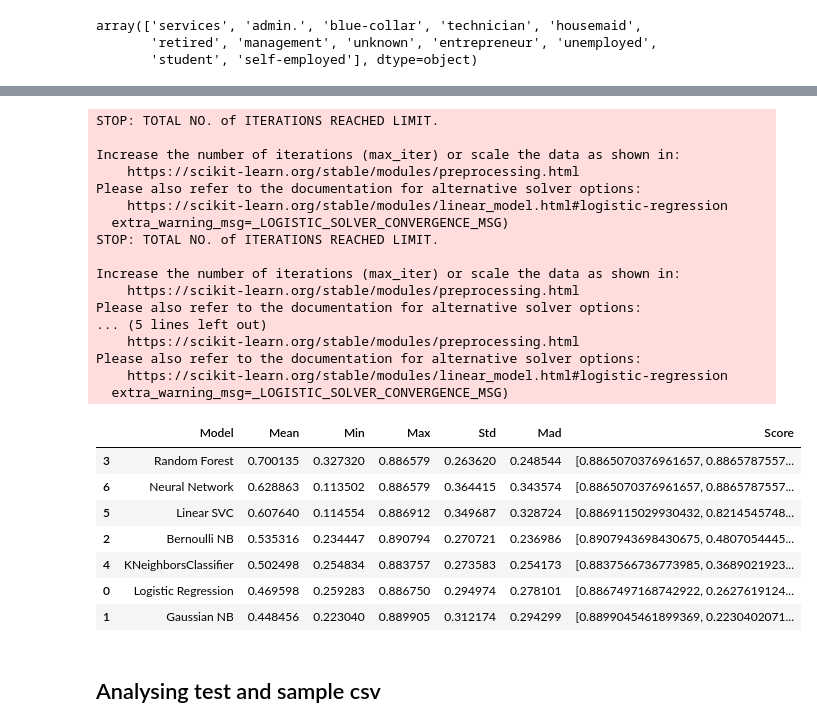
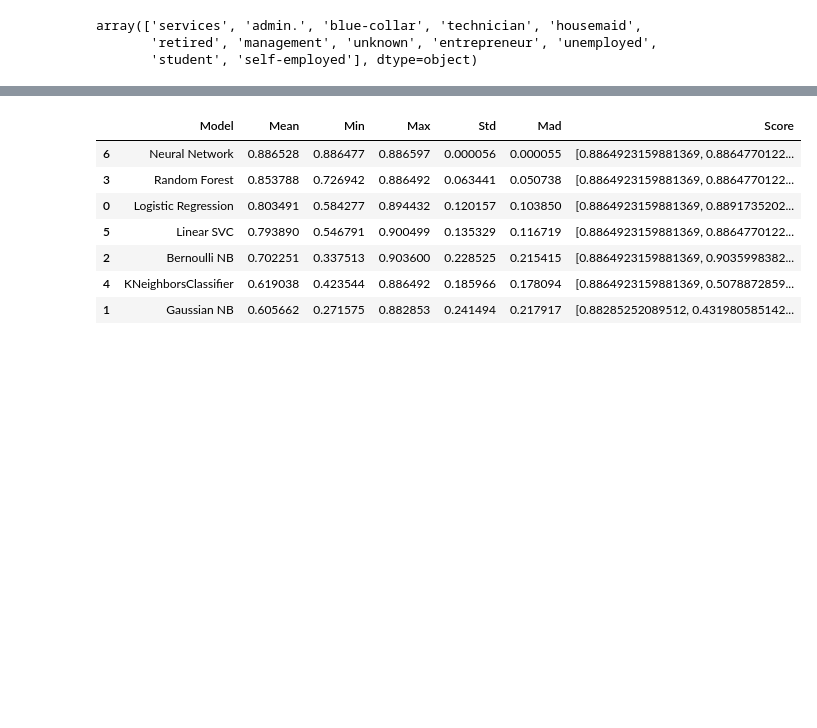
Before and after one commit to yfundorac/final-project, a Jupyter notebook: main.ipynb, the cells around one changed output, grey strips where cells are left out. Saved outputs shown, nothing was run; the diff lists cells and outputs as text; code cells hidden in the pictures; blank space fills up the shorter version.

```diff
--- a/main.ipynb
+++ b/main.ipynb
@@ -248,2 +249,0 @@ unknow_columns
-# %%
-features.drop(columns = unknow_columns, inplace = True)
@@ -303,7 +278,7 @@ from sklearn.svm import LinearSVC
 from sklearn.neural_network import MLPClassifier
 
 
-classifiers = {'Logistic Regression': LogisticRegression(random_state=0, solver='lbfgs', multi_class='ovr'),
+classifiers = {'Logistic Regression': LogisticRegression(solver = 'lbfgs'),
               'Gaussian NB': GaussianNB(),
               'Bernoulli NB': BernoulliNB(),
               'Random Forest': RandomForestClassifier(n_estimators=100, max_depth=2, random_state=0),
@@ -321,32 +296,13 @@ def compare_models(x, y, model_dict, folds=3):
     df = df.sort_values('Mean', ascending = False)
     return df
 # %%
-compare_models(features, target, classifiers, folds=3)
+compare_models(features, target, classifiers, folds=5)
 # %% [output]
-STOP: TOTAL NO. of ITERATIONS REACHED LIMIT.
-
-Increase the number of iterations (max_iter) or scale the data as shown in:
-    https://scikit-learn.org/stable/modules/preprocessing.html
-Please also refer to the documentation for alternative solver options:
-    https://scikit-learn.org/stable/modules/linear_model.html#logistic-regression
-  extra_warning_msg=_LOGISTIC_SOLVER_CONVERGENCE_MSG)
-STOP: TOTAL NO. of ITERATIONS REACHED LIMIT.
-
-Increase the number of iterations (max_iter) or scale the data as shown in:
-    https://scikit-learn.org/stable/modules/preprocessing.html
-Please also refer to the documentation for alternative solver options:
-... (5 lines left out)
-    https://scikit-learn.org/stable/modules/preprocessing.html
-Please also refer to the documentation for alternative solver options:
-    https://scikit-learn.org/stable/modules/linear_model.html#logistic-regression
-  extra_warning_msg=_LOGISTIC_SOLVER_CONVERGENCE_MSG)
 |  | Model | Mean | Min | Max | Std | Mad | Score |
-| 3 | Random Forest | 0.700135 | 0.327320 | 0.886579 | 0.263620 | 0.248544 | [0.8865070376961657, 0.8865787557... |
-| 6 | Neural Network | 0.628863 | 0.113502 | 0.886579 | 0.364415 | 0.343574 | [0.8865070376961657, 0.8865787557... |
-| 5 | Linear SVC | 0.607640 | 0.114554 | 0.886912 | 0.349687 | 0.328724 | [0.8869115029930432, 0.8214545748... |
-| 2 | Bernoulli NB | 0.535316 | 0.234447 | 0.890794 | 0.270721 | 0.236986 | [0.8907943698430675, 0.4807054445... |
-| 4 | KNeighborsClassifier | 0.502498 | 0.254834 | 0.883757 | 0.273583 | 0.254173 | [0.8837566736773985, 0.3689021923... |
-| 0 | Logistic Regression | 0.469598 | 0.259283 | 0.886750 | 0.294974 | 0.278101 | [0.8867497168742922, 0.2627619124... |
-| 1 | Gaussian NB | 0.448456 | 0.223040 | 0.889905 | 0.312174 | 0.294299 | [0.8899045461899369, 0.2230402071... |
+| 6 | Neural Network | 0.886528 | 0.886477 | 0.886597 | 0.000056 | 0.000055 | [0.8864923159881369, 0.8864770122... |
+| 3 | Random Forest | 0.853788 | 0.726942 | 0.886492 | 0.063441 | 0.050738 | [0.8864923159881369, 0.8864770122... |
+| 0 | Logistic Regression | 0.803491 | 0.584277 | 0.894432 | 0.120157 | 0.103850 | [0.8864923159881369, 0.8891735202... |
+| 5 | Linear SVC | 0.793890 | 0.546791 | 0.900499 | 0.135329 | 0.116719 | [0.8864923159881369, 0.8864770122... |
+| 2 | Bernoulli NB | 0.702251 | 0.337513 | 0.903600 | 0.228525 | 0.215415 | [0.8864923159881369, 0.9035998382... |
+| 4 | KNeighborsClassifier | 0.619038 | 0.423544 | 0.886492 | 0.185966 | 0.178094 | [0.8864923159881369, 0.5078872859... |
+| 1 | Gaussian NB | 0.605662 | 0.271575 | 0.882853 | 0.241494 | 0.217917 | [0.88285252089512, 0.431980585142... |
-# %% [markdown]
-## Analysing test and sample csv
```
Also changed, not shown: parts of 31 cells of this notebook, 1 other file.
